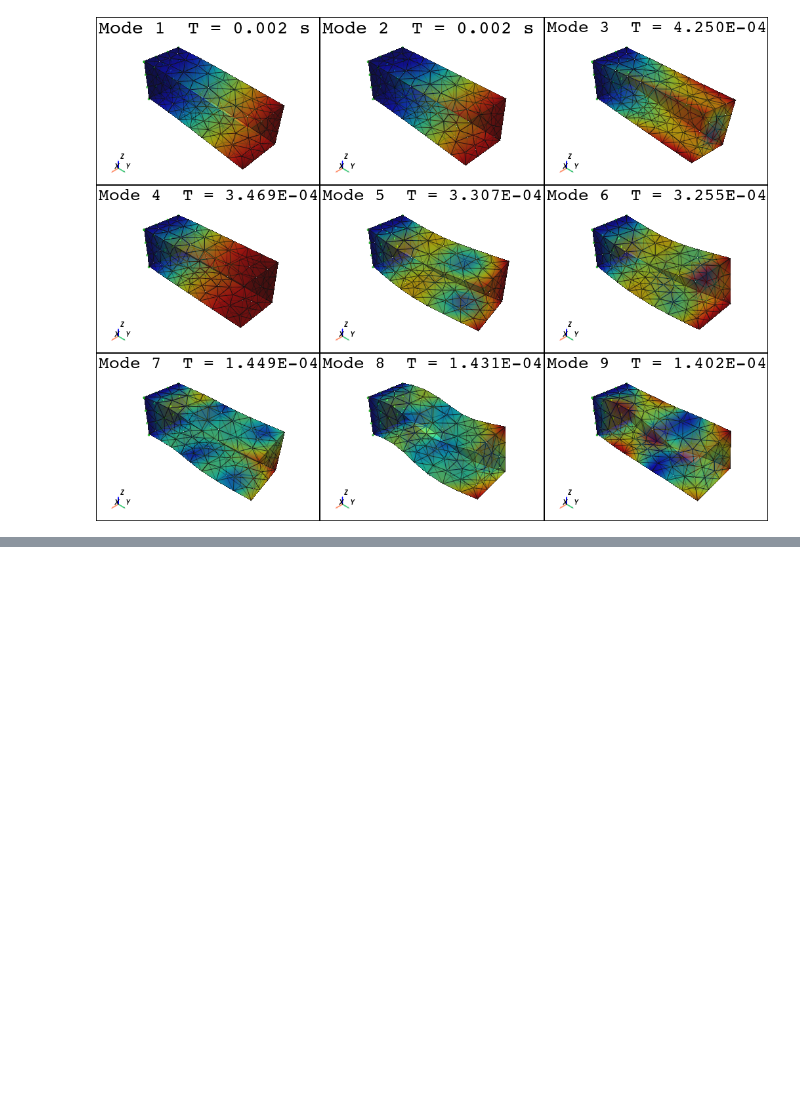
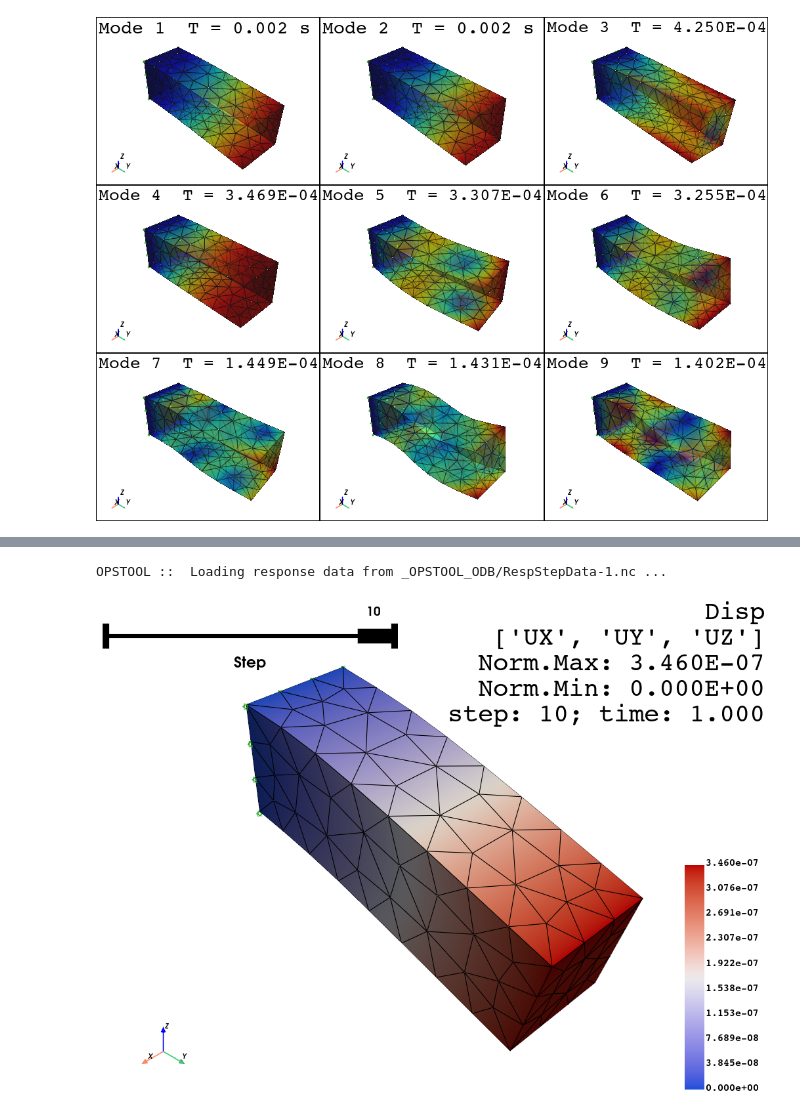
Before and after one commit to yexiang1992/opstool, a Jupyter notebook: docs/examples/pre/read_gmsh2.ipynb, the cells around one changed output, grey strips where cells are left out. Saved outputs shown, nothing was run; the diff lists cells and outputs as text; code cells hidden in the pictures; blank space fills up the shorter version.

```diff
--- a/docs/examples/pre/read_gmsh2.ipynb
+++ b/docs/examples/pre/read_gmsh2.ipynb
@@ -210,0 +263,14 @@ OPSTOOL ::  Eigen data has been saved to _OPSTOOL_ODB/EigenData-None.nc!
+# %%
+opst.vis.pyvista.set_plot_props(cmap="coolwarm", point_size=0.0, notebook=True)
+fig = opst.vis.pyvista.plot_nodal_responses(
+    odb_tag=1,
+    slides=True,
+    resp_type="disp",
+    resp_dof=["UX", "UY", "UZ"],
+    scale=5,
+)
+fig.show(jupyter_backend="jupyterlab")
+# fig.show()
+# %% [output]
+OPSTOOL ::  Loading response data from _OPSTOOL_ODB/RespStepData-1.nc ...
+[figure, added]
```
Also changed, not shown: parts of 9 cells of this notebook, 4 other files.
